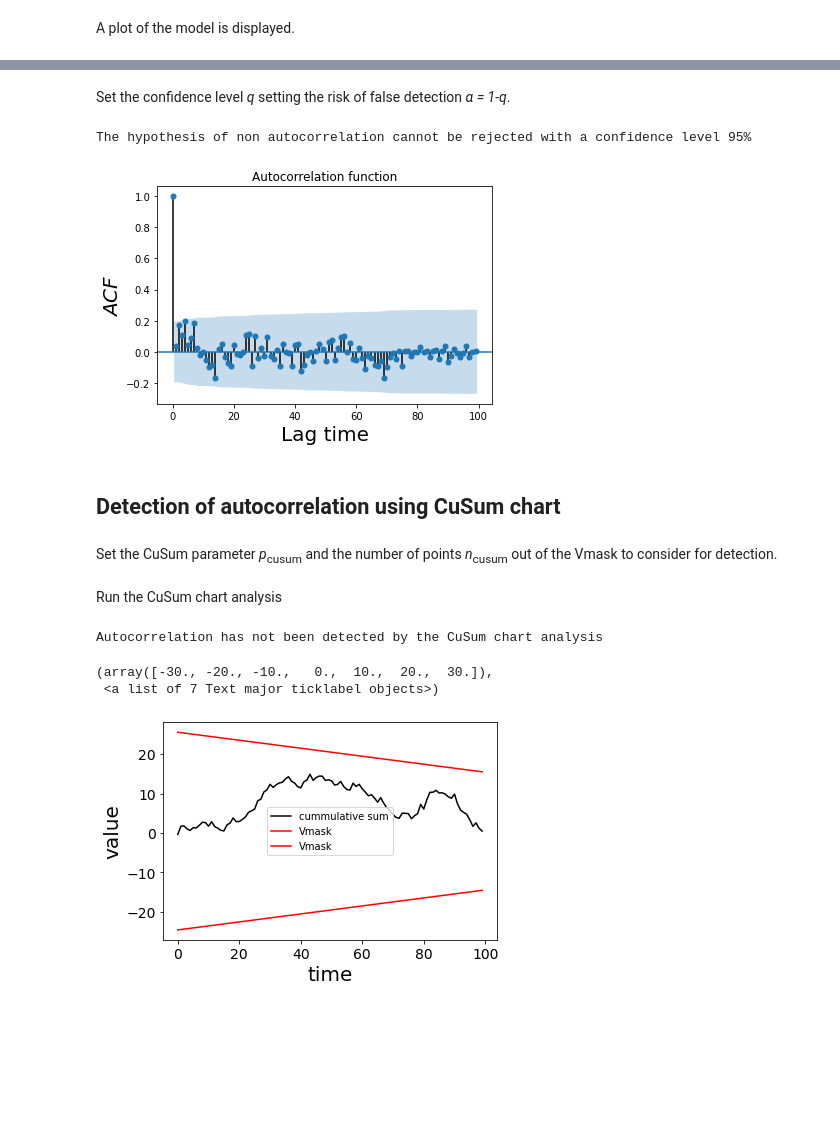
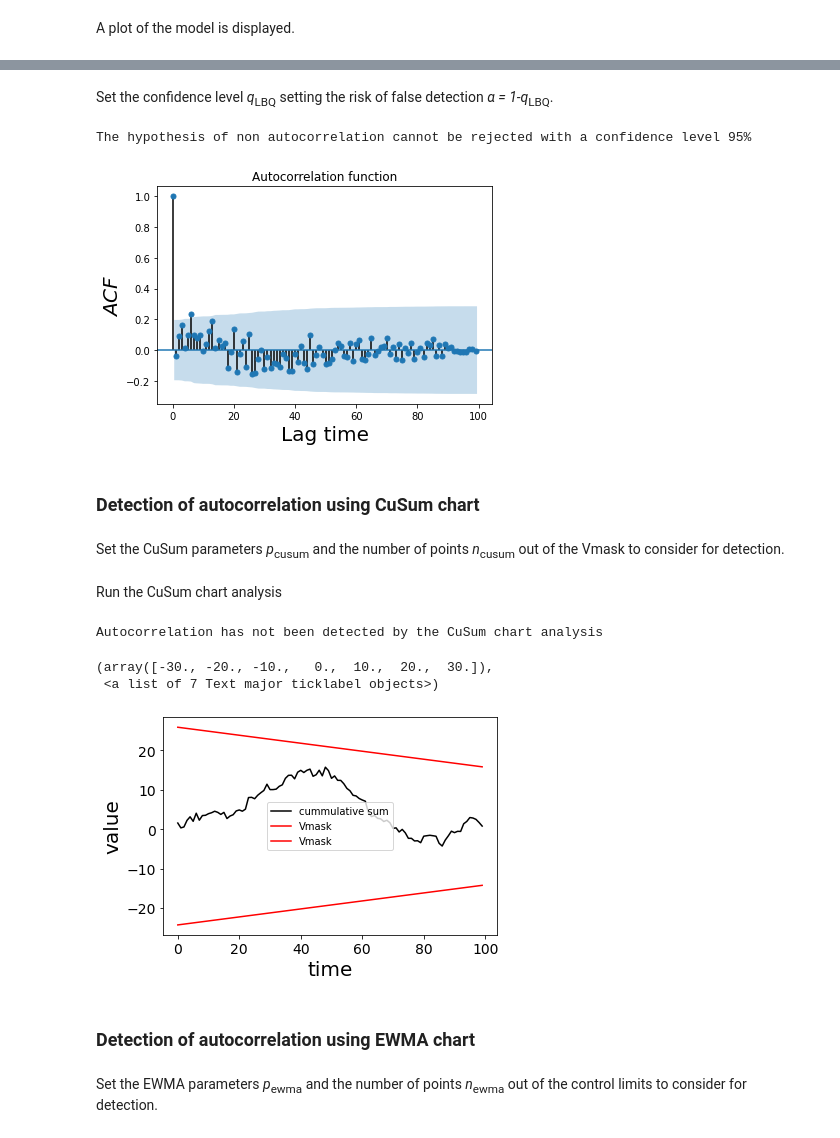
Before and after one commit to BIPM-RI/Python_lib, a Jupyter notebook: measurementModel.ipynb, the cells around one changed output, grey strips where cells are left out. Saved outputs shown, nothing was run; the diff lists cells and outputs as text; code cells hidden in the pictures; blank space fills up the shorter version.

```diff
--- a/measurementModel.ipynb
+++ b/measurementModel.ipynb
@@ -63,7 +63,7 @@ Set the parameters of the model.
 N=100
 mu=10
 R=1
-Q=0.2
+Q=0.1
 S=0
 dt=1
 # %% [markdown]
@@ -93,24 +94,33 @@ plt.legend()
+# %%
+def LjungBoxQtest(y,q):
+  acf_result=sm.tsa.acf(y, nlags=N-1, qstat=True, fft=True)
+  LB_pvalue=acf_result[2]
+  if LB_pvalue[1]<1-q:
+    testLBQ=True
+  else:
+    testLBQ=False
+  return testLBQ
 # %% [markdown]
-Set the confidence level *q* setting the risk of false detection *α = 1-q*.
+Set the confidence level *q*<sub>LBQ</sub> setting the risk of false detection *α = 1-q*<sub>LBQ</sub>.
 # %%
-q=0.95
+q_LBQ=0.95
 # %%
-acf_result=sm.tsa.acf(y, nlags=N-1, qstat=True, fft=True)
-LB_pvalue=acf_result[2]
-if LB_pvalue[1]<1-q:
-  print("The hypothesis of non autocorrelation can be rejected with a confidence level "+str(round(100*q))+"%")
+testLBQ = LjungBoxQtest(y,q_LBQ)
+if testLBQ:
+  print("The hypothesis of non autocorrelation can be rejected with a confidence level "+str(round(100*q_LBQ))+"%")
 else:
-  print("The hypothesis of non autocorrelation cannot be rejected with a confidence level "+str(round(100*q))+"%")
-fig = sm_g.tsaplots.plot_acf(y, lags=N-1, alpha =1-q, fft=True)
+  print("The hypothesis of non autocorrelation cannot be rejected with a confidence level "+str(round(100*q_LBQ))+"%")
+
+fig = sm_g.tsaplots.plot_acf(y, lags=N-1, alpha =1-q_LBQ, fft=True)
 plt.title("Autocorrelation function")
 plt.xlabel(r"Lag time", fontsize=20)
 plt.ylabel(r"$ACF$", fontsize=20)
 plt.show()
 # %% [output]
 The hypothesis of non autocorrelation cannot be rejected with a confidence level 95%
-[figure, old version]
+[figure, new version]
 # %% [markdown]
-## Detection of autocorrelation using CuSum chart
+### Detection of autocorrelation using CuSum chart
 # %%
 def cusumChartData(Val, *, delta=0.2, rate=1):
     n=len(Val)
@@ -138,15 +148,15 @@ def cusumChartData(Val, *, delta=0.2, rate=1):
     else: Test=False
     return Test, Cusum, Vmask1, Vmask2
 # %% [markdown]
-Set the CuSum parameter *p*<sub>cusum</sub> and the number of points *n*<sub>cusum</sub> out of the Vmask to consider for detection.
+Set the CuSum parameters *p*<sub>cusum</sub> and the number of points *n*<sub>cusum</sub> out of the Vmask to consider for detection.
 # %%
 p_cusum=0.2
 n_cusum=1
 # %% [markdown]
 Run the CuSum chart analysis
 # %%
-Test, CuSum, Vmask1, Vmask2 = cusumChartData(y, delta=p_cusum, rate=n_cusum)
-if Test:
+testCuSum, CuSum, Vmask1, Vmask2 = cusumChartData(y, delta=p_cusum, rate=n_cusum)
+if testCuSum:
   print("Autocorrelation has been detected by the CuSum chart analysis")
 else:
   print("Autocorrelation has not been detected by the CuSum chart analysis")
@@ -165,4 +175,6 @@ plt.yticks(fontsize=14)
 Autocorrelation has not been detected by the CuSum chart analysis
 (array([-30., -20., -10.,   0.,  10.,  20.,  30.]),
  <a list of 7 Text major ticklabel objects>)
-[figure, old version]
+[figure, new version]
+# %% [markdown]
+### Detection of autocorrelation using EWMA chart
@@ -168,0 +207,2 @@ Autocorrelation has not been detected by the CuSum chart analysis
+# %% [markdown]
+Set the EWMA parameters *p*<sub>ewma</sub> and the number of points *n*<sub>ewma</sub> out of the control limits to consider for detection.
```
Also changed, not shown: parts of 10 cells of this notebook.
